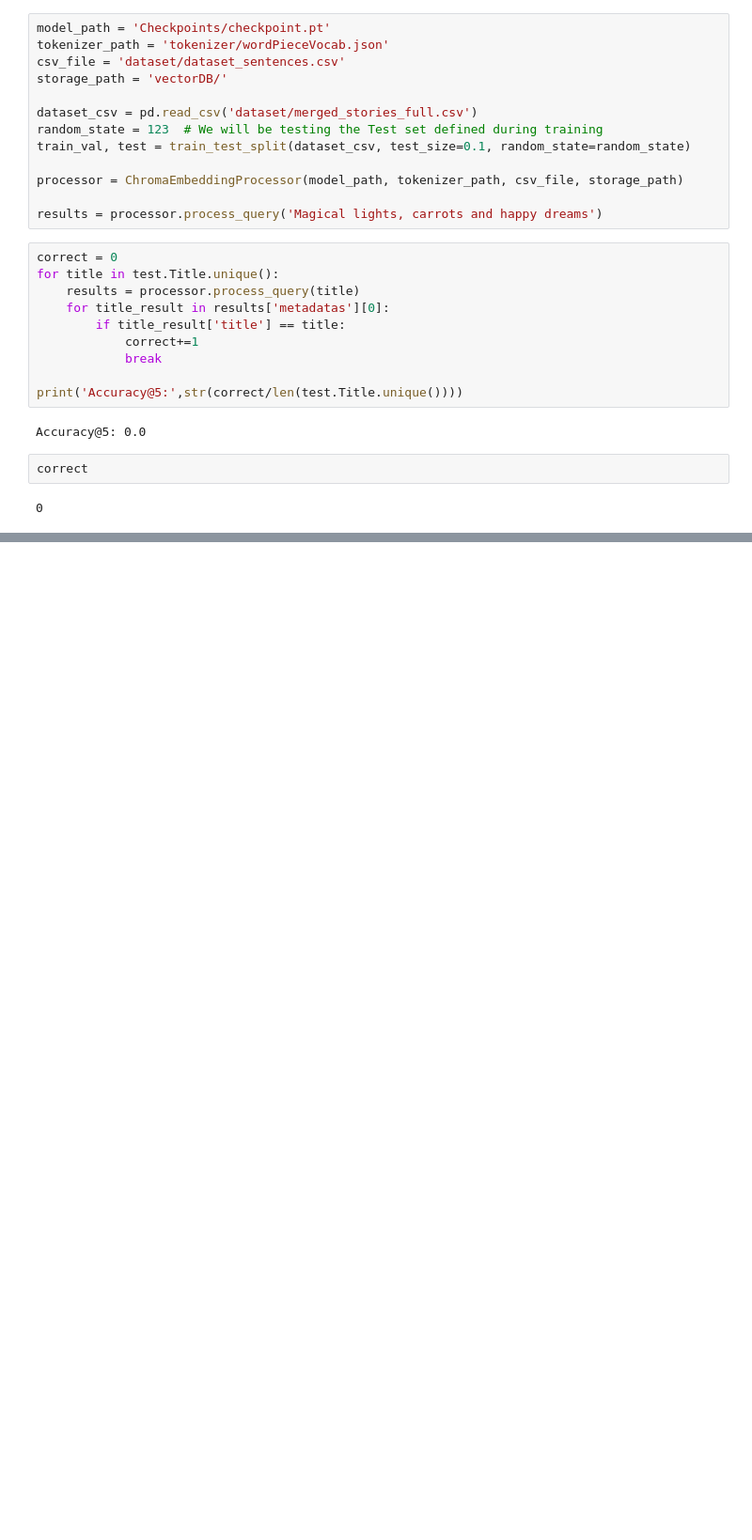
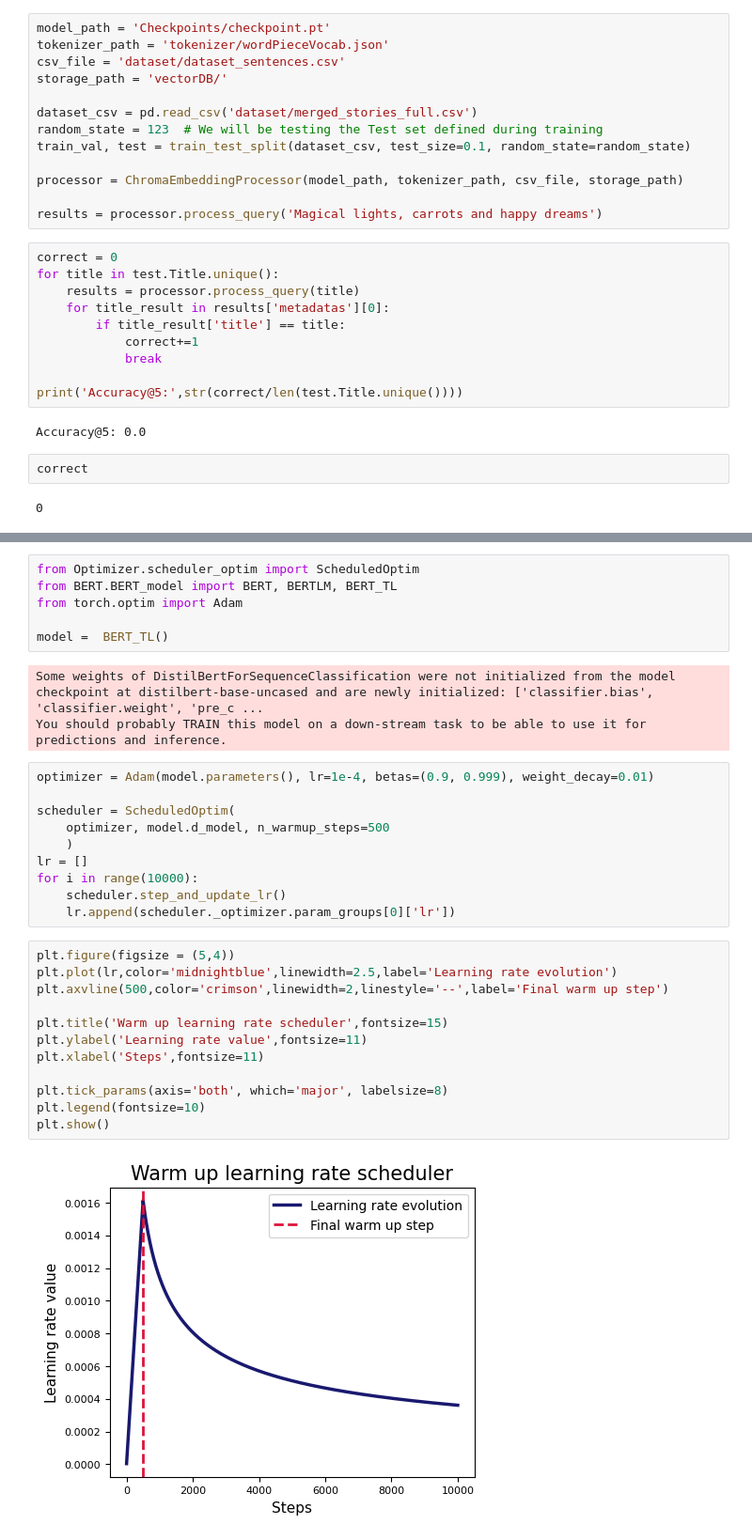
Before and after one commit to arnaugris97/fairyTaleAI, a Jupyter notebook: embedding_DB_Metrics.ipynb, the cells around one changed output, grey strips where cells are left out. Shown: that part at 94% size. Saved outputs shown, nothing was run; the diff lists cells and outputs as text; blank space fills up the shorter version.

```diff
--- a/embedding_DB_Metrics.ipynb
+++ b/embedding_DB_Metrics.ipynb
@@ -43,0 +246,33 @@ correct
+# %%
+from Optimizer.scheduler_optim import ScheduledOptim
+from BERT.BERT_model import BERT, BERTLM, BERT_TL
+from torch.optim import Adam
+
+model =  BERT_TL()
+# %% [output]
+Some weights of DistilBertForSequenceClassification were not initialized from the model checkpoint at distilbert-base-uncased and are newly initialized: ['classifier.bias', 'classifier.weight', 'pre_c ...
+You should probably TRAIN this model on a down-stream task to be able to use it for predictions and inference.
+# %%
+optimizer = Adam(model.parameters(), lr=1e-4, betas=(0.9, 0.999), weight_decay=0.01)
+
+scheduler = ScheduledOptim(
+    optimizer, model.d_model, n_warmup_steps=500
+    )
+lr = []
+for i in range(10000):
+    scheduler.step_and_update_lr()
+    lr.append(scheduler._optimizer.param_groups[0]['lr'])
+# %%
+plt.figure(figsize = (5,4))
+plt.plot(lr,color='midnightblue',linewidth=2.5,label='Learning rate evolution')
+plt.axvline(500,color='crimson',linewidth=2,linestyle='--',label='Final warm up step')
+
+plt.title('Warm up learning rate scheduler',fontsize=15)
+plt.ylabel('Learning rate value',fontsize=11)
+plt.xlabel('Steps',fontsize=11)
+
+plt.tick_params(axis='both', which='major', labelsize=8)
+plt.legend(fontsize=10)
+plt.show()
+# %% [output]
+[figure, added]
```
Also changed, not shown: parts of 13 cells of this notebook, 3 other files.
